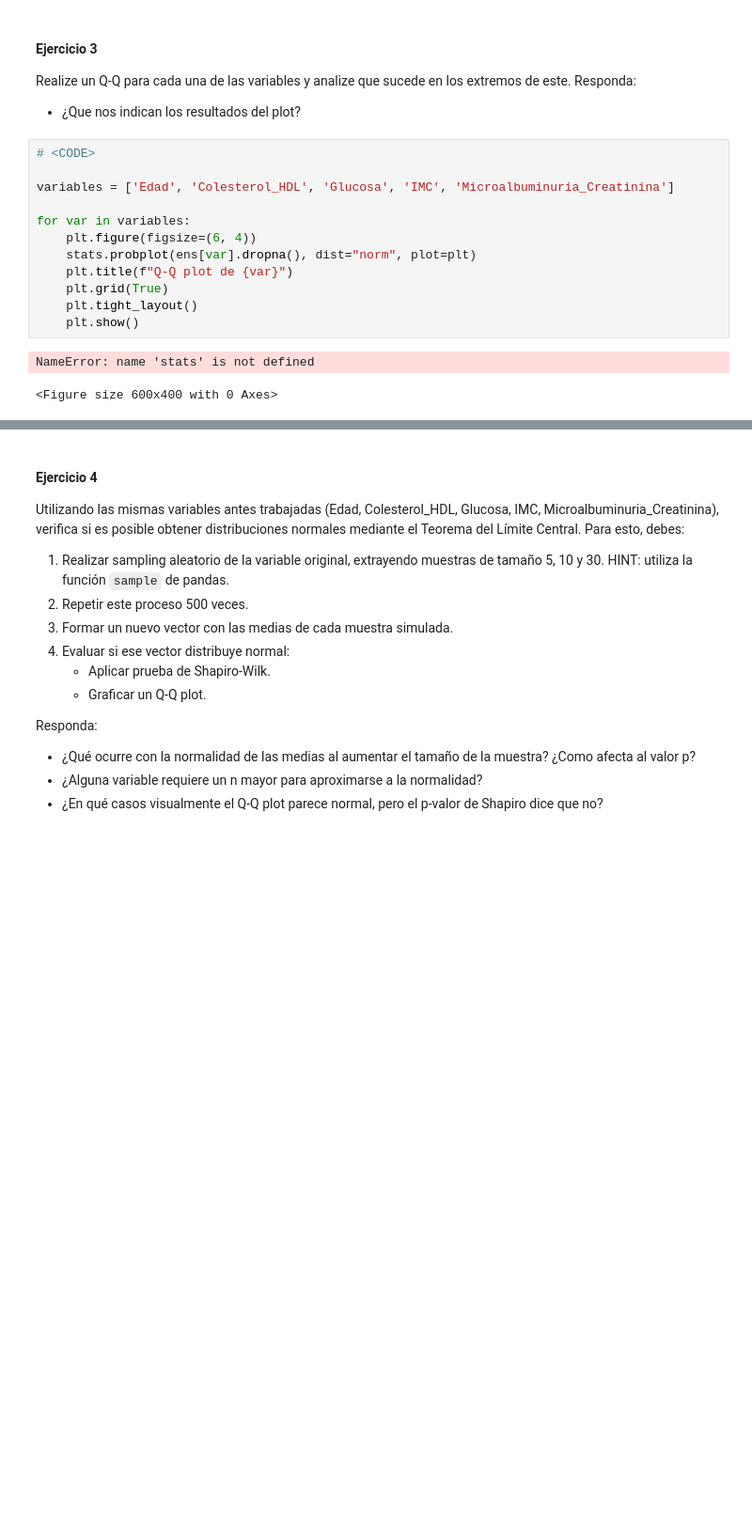
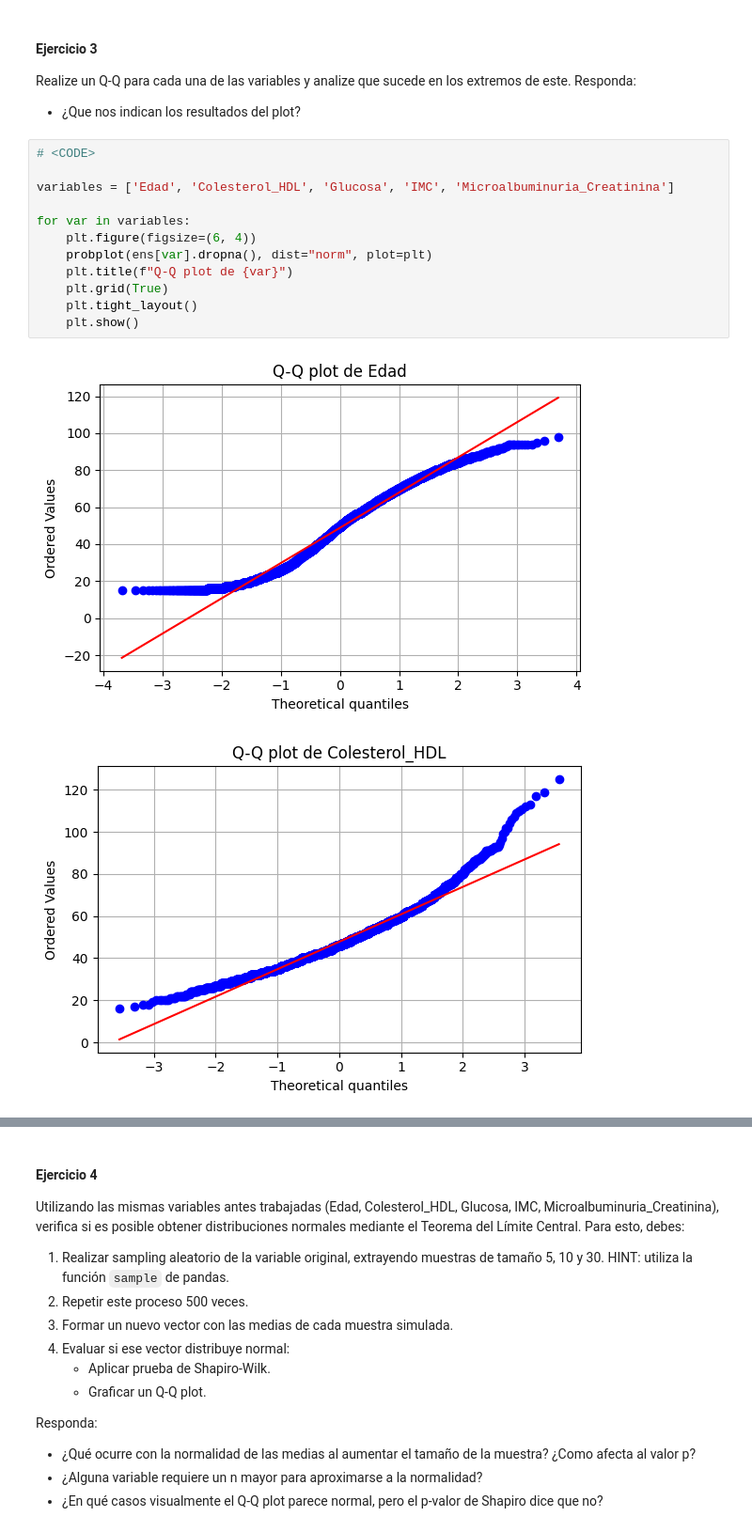
Before and after one commit to iHealthInstitute/Talleres_Diplomado_iHealth, a Jupyter notebook: curso_2/test_de_hipotesis_solution.ipynb, the cells around one changed output, grey strips where cells are left out. Shown at 94% size. Cells and saved outputs as stored; diff of their text form; blank space fills up the shorter version.

```diff
--- a/curso_2/test_de_hipotesis_solution.ipynb
+++ b/curso_2/test_de_hipotesis_solution.ipynb
@@ -226,15 +226,15 @@ Realize un Q-Q para cada una de las variables y analize que sucede en los extrem
 # %%
 # <CODE>
 
 variables = ['Edad', 'Colesterol_HDL', 'Glucosa', 'IMC', 'Microalbuminuria_Creatinina']
 
 for var in variables:
     plt.figure(figsize=(6, 4))
-    stats.probplot(ens[var].dropna(), dist="norm", plot=plt)
+    probplot(ens[var].dropna(), dist="norm", plot=plt)
     plt.title(f"Q-Q plot de {var}")
     plt.grid(True)
     plt.tight_layout()
     plt.show()
 # %% [output]
-NameError: name 'stats' is not defined
-<Figure size 600x400 with 0 Axes>
+[figure, added]
+[figure, added]
```
Also changed, not shown: parts of 13 cells of this notebook.
